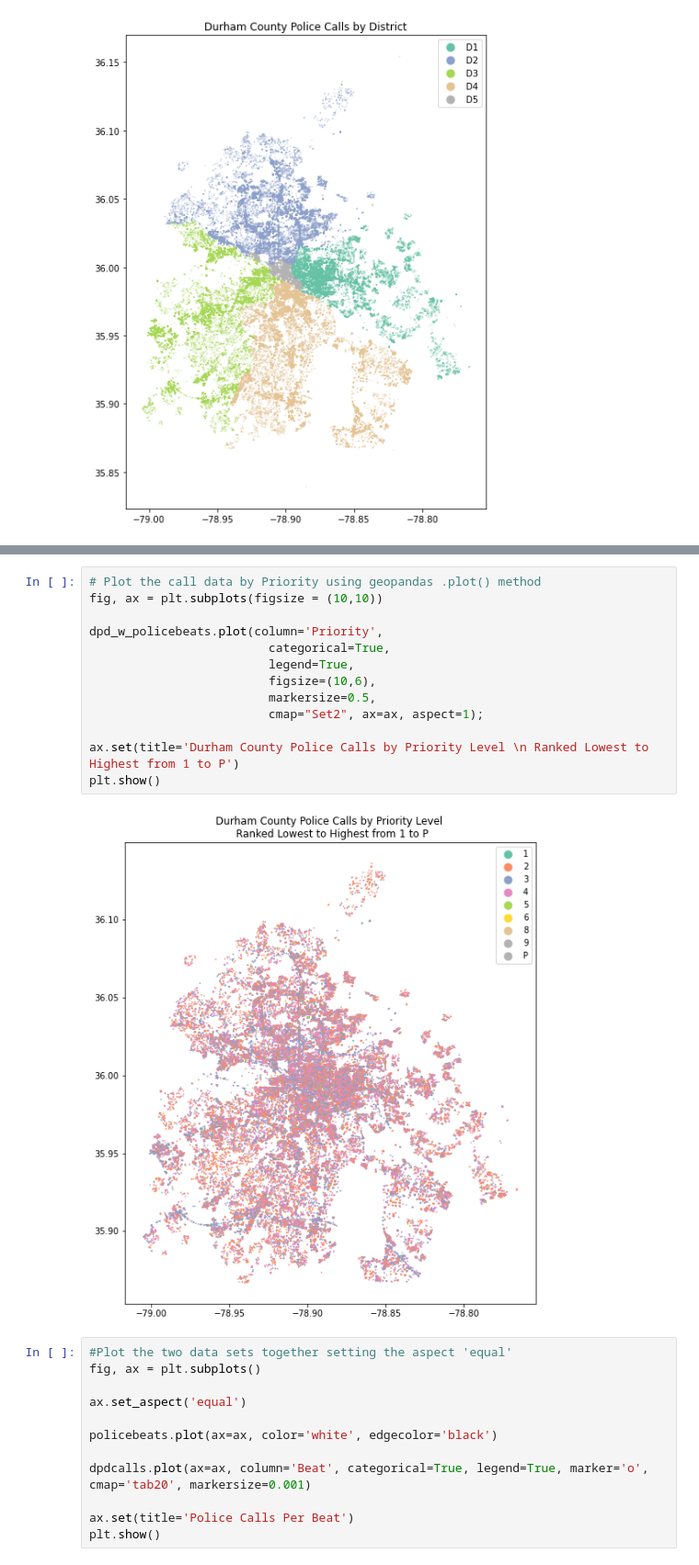
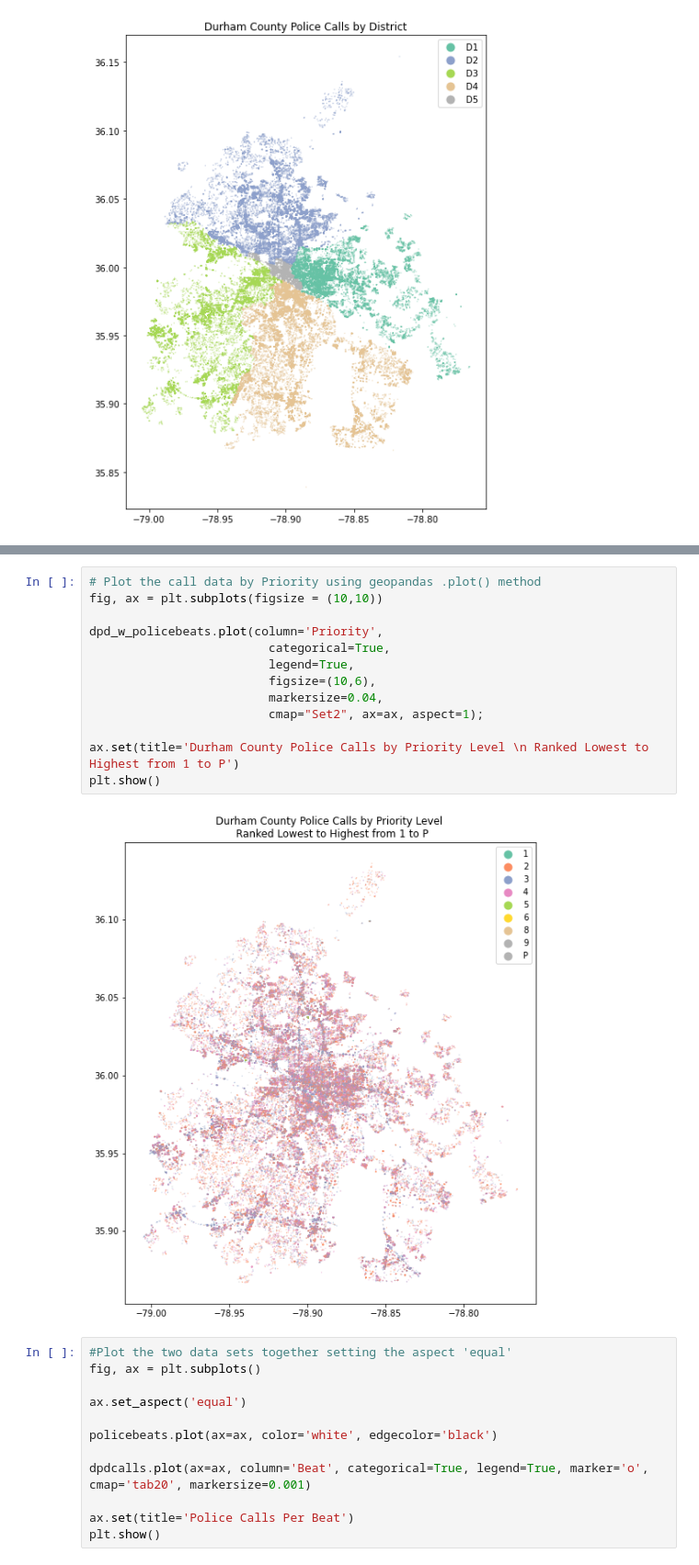
Before and after one commit to sadiesheridan/dataplus-project27-community-safety-durham, a Jupyter notebook: 10_code/EDA.ipynb, the cells around one changed output, grey strips where cells are left out. Shown at 92% size. Saved outputs shown, nothing was run; the diff lists cells and outputs as text.

Commit message:
Edited plots

```diff
--- a/10_code/EDA.ipynb
+++ b/10_code/EDA.ipynb
@@ -299,18 +299,18 @@ plt.show()
 # %%
 # Plot the call data by Priority using geopandas .plot() method
 fig, ax = plt.subplots(figsize = (10,10))
 
 dpd_w_policebeats.plot(column='Priority',
                          categorical=True,
                          legend=True,
                          figsize=(10,6),
-                         markersize=0.5,
+                         markersize=0.04,
                          cmap="Set2", ax=ax, aspect=1);
 
 ax.set(title='Durham County Police Calls by Priority Level \n Ranked Lowest to Highest from 1 to P')
 plt.show()
 # %% [output]
-[figure, old version]
+[figure, new version]
 # %%
 #Plot the two data sets together setting the aspect 'equal'
 fig, ax = plt.subplots()
```
Also changed, not shown: parts of 3 cells of this notebook.
